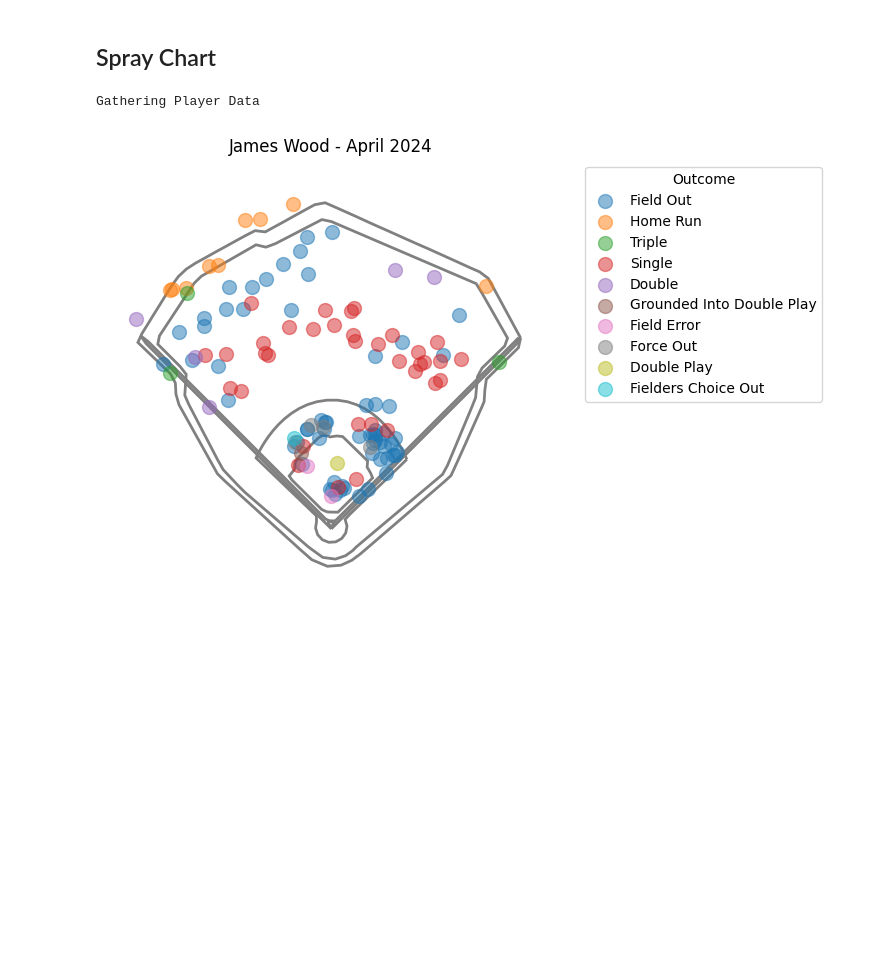
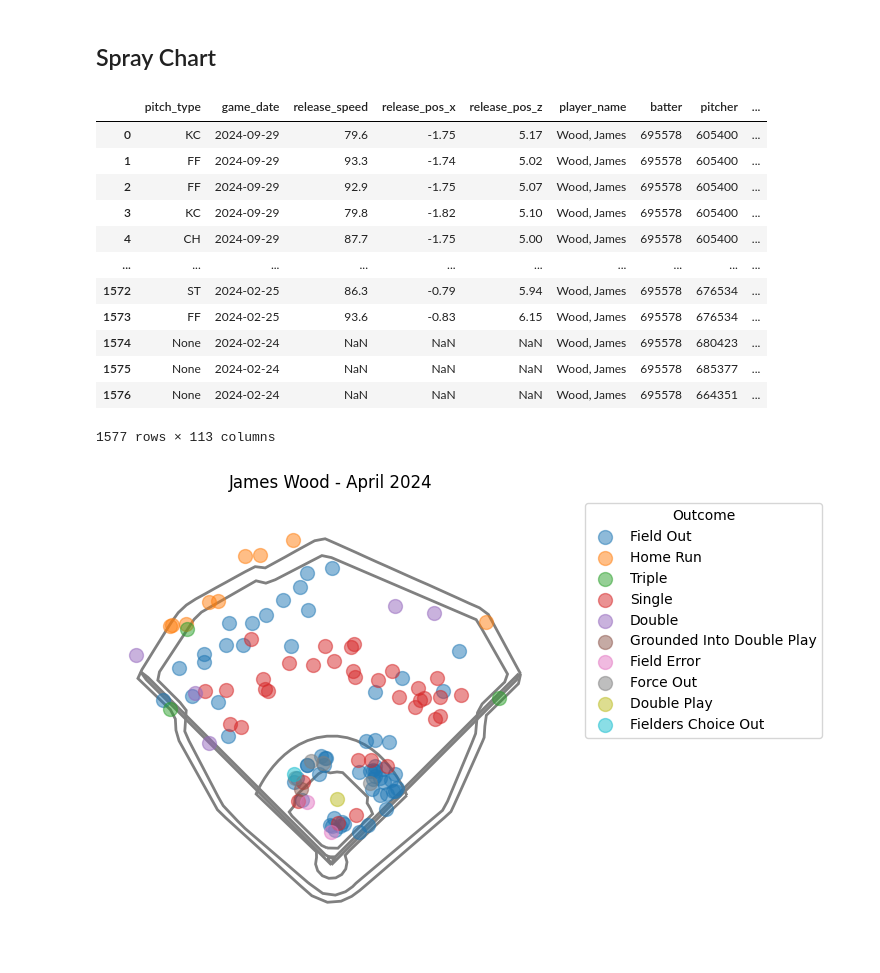
Before and after one commit to auto-d/moneyball-ml, a Jupyter notebook: eda.ipynb, the cells around one changed output. Cells and saved outputs as stored; diff of their text form; code cells hidden in the pictures; blank space fills up the shorter version.

Commit message:
massive upgrade of data ingest

```diff
--- a/eda.ipynb
+++ b/eda.ipynb
@@ -233,9 +233,23 @@ playerid_reverse_lookup([players.iloc[115].key_mlbam])
 # %% [markdown]
 ## Spray Chart
 # %%
-data = statcast_batter('2024-01-01', '2024-12-01', 695578)
+batting_df = statcast_batter('2024-01-01', '2024-12-01', 695578)
-# %% [output]
-Gathering Player Data
+# %%
+batting_df
+# %% [output]
+|  | pitch_type | game_date | release_speed | release_pos_x | release_pos_z | player_name | batter | pitcher | ... |
+| 0 | KC | 2024-09-29 | 79.6 | -1.75 | 5.17 | Wood, James | 695578 | 605400 | ... |
+| 1 | FF | 2024-09-29 | 93.3 | -1.74 | 5.02 | Wood, James | 695578 | 605400 | ... |
+| 2 | FF | 2024-09-29 | 92.9 | -1.75 | 5.07 | Wood, James | 695578 | 605400 | ... |
+| 3 | KC | 2024-09-29 | 79.8 | -1.82 | 5.10 | Wood, James | 695578 | 605400 | ... |
+| 4 | CH | 2024-09-29 | 87.7 | -1.75 | 5.00 | Wood, James | 695578 | 605400 | ... |
+| ... | ... | ... | ... | ... | ... | ... | ... | ... | ... |
+| 1572 | ST | 2024-02-25 | 86.3 | -0.79 | 5.94 | Wood, James | 695578 | 676534 | ... |
+| 1573 | FF | 2024-02-25 | 93.6 | -0.83 | 6.15 | Wood, James | 695578 | 676534 | ... |
+| 1574 | None | 2024-02-24 | NaN | NaN | NaN | Wood, James | 695578 | 680423 | ... |
+| 1575 | None | 2024-02-24 | NaN | NaN | NaN | Wood, James | 695578 | 685377 | ... |
+| 1576 | None | 2024-02-24 | NaN | NaN | NaN | Wood, James | 695578 | 664351 | ... |
+1577 rows × 113 columns
 # %%
 spraychart(data[data['home_team'] == 'WSH'], 'nationals', title='James Wood - April 2024')
 # %% [output]
```
Also changed, not shown: parts of 16 cells of this notebook, 1 other file.
